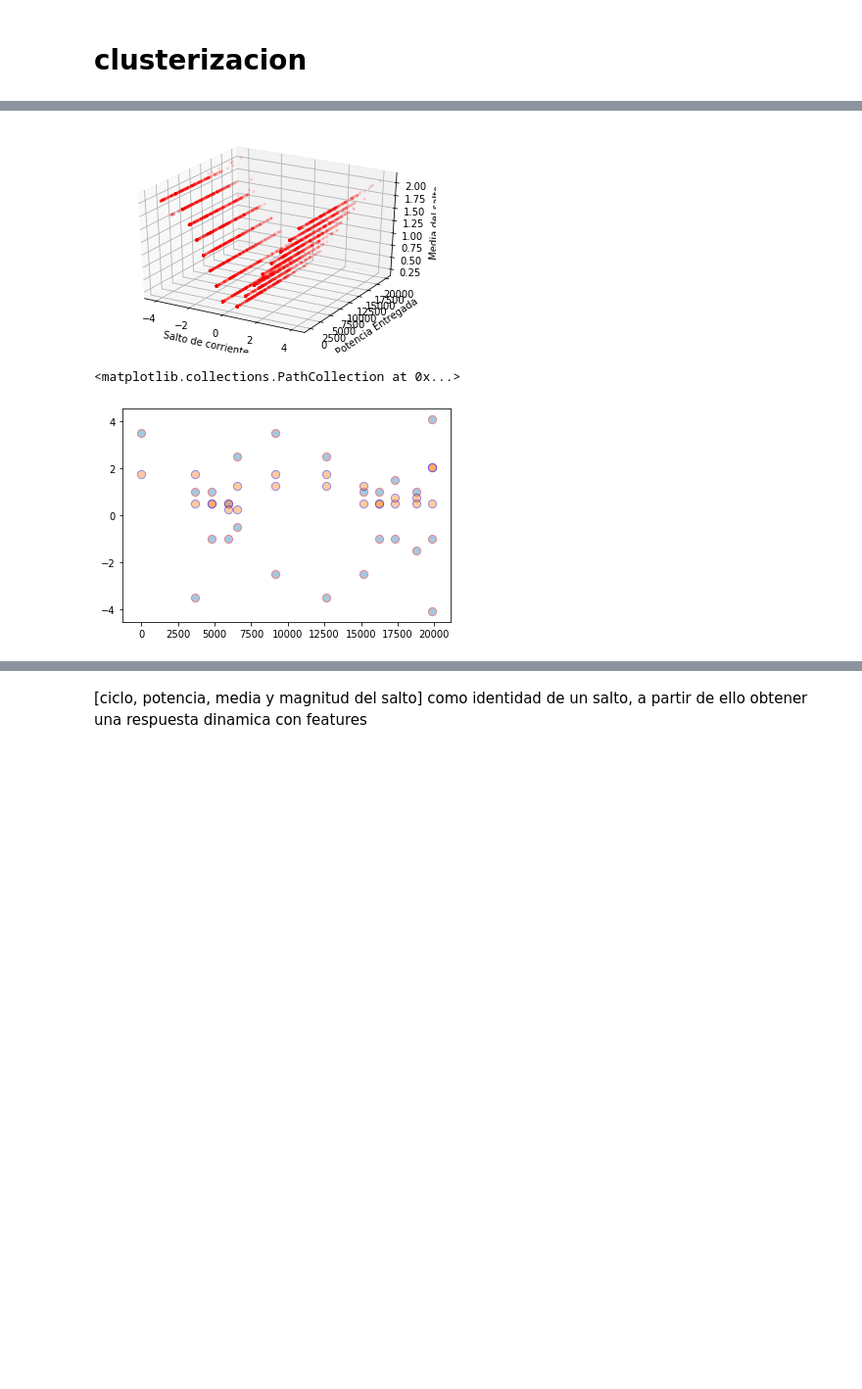
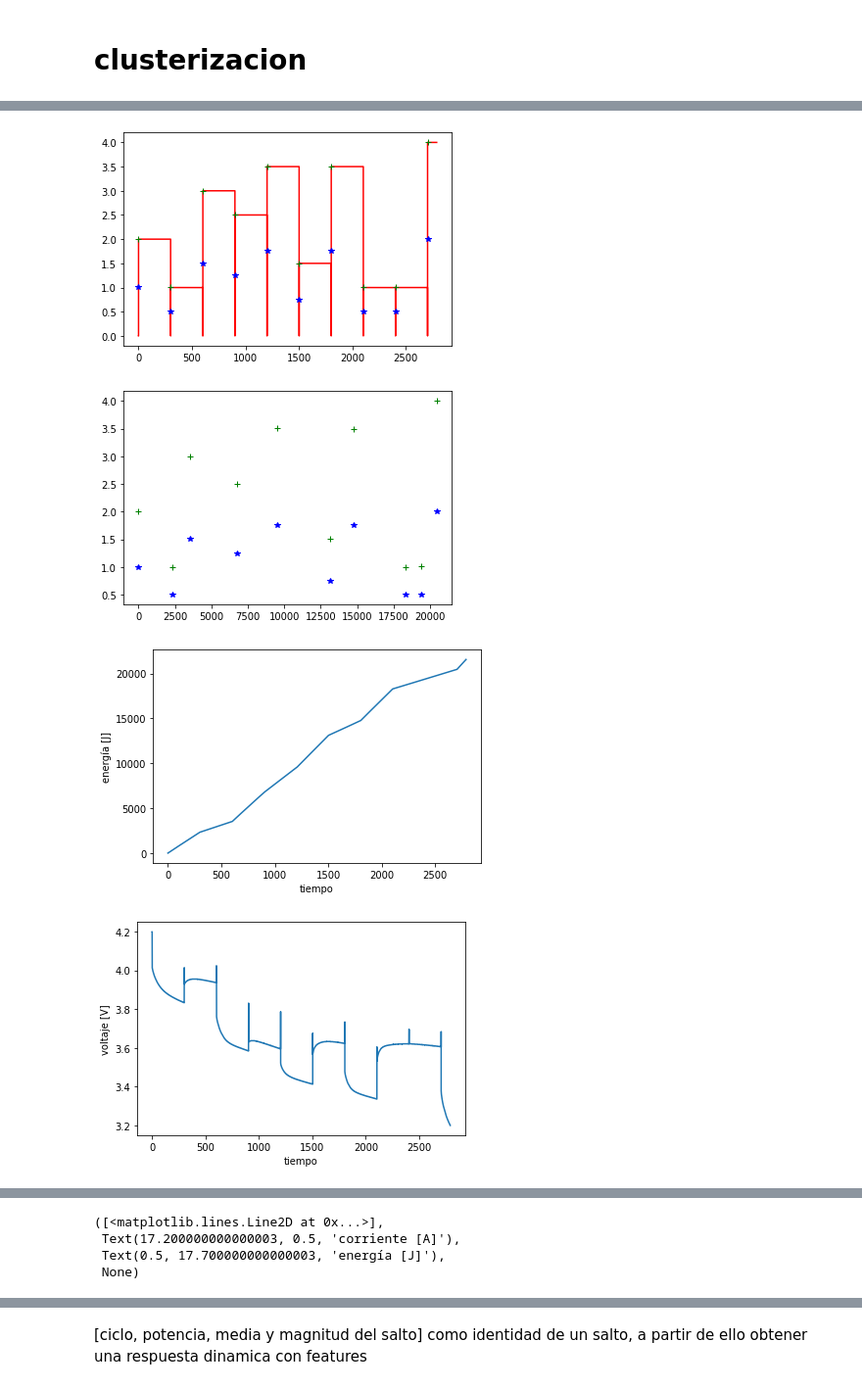
Before and after one commit to MartinVIllesca/Analisis_Baterias, a Jupyter notebook: notebooks/exploracion.ipynb, the cells around one changed output, grey strips where cells are left out. Shown at 98% size. Saved outputs shown, nothing was run; the diff lists cells and outputs as text; code cells hidden in the pictures; blank space fills up the shorter version.

```diff
--- a/notebooks/exploracion.ipynb
+++ b/notebooks/exploracion.ipynb
@@ -33,2 +44,25 @@ final:  12826
+# %%
+def guardar_serie_entre(serie, ti, deltaT, tamanno=0):
+    arr = []
+
+    fin = ti + deltaT
+    if fin > len(serie): fin = len(serie) - 1
+    ej = serie[ti]
+    i = 0
+    epsilon = 0.1
+
+
+    if tamanno != 0: i = fin - tamanno
+    else:
+        for idx in range(40):
+            if serie[ti - idx] > ej:
+                ej = serie[ti - idx]
+                i = idx
+            elif serie[ti - idx] < ej - epsilon: break
+        i = ti - i
+
+    if i < 0: return np.array(serie[:fin])
+
+    return np.array(serie[i : fin])
 # %%
 # creacion de vectores de diferencia de consumo de corriente
@@ -99,24 +162,21 @@ plt.plot(pot[2], c[2]), plt.show()
-# %%
-fig = plt.figure()
-ax = fig.add_subplot(111, projection='3d')
-
-for idx in t.keys():
-    if idx == 0: continue
-    if idx == 481: continue
-    ax.scatter(dif_c[idx], pot_real[idx], centro_real_c[idx], marker='.', color='r', alpha=0.1)
-#     plt.scatter(pot_real[idx], dif_c[idx], label='diferencia', s=68, edgecolors='r', alpha=0.4)
-#     plt.scatter(pot_real[idx], centro_real_c[idx], label='centro', s=68, edgecolors='b', alpha=0.4)
-
-ax.set_xlabel('Salto de corriente')
-ax.set_ylabel('Potencia Entregada')
-ax.set_zlabel('Media del salto')
-
-plt.show()
-# %% [output]
-[figure, removed]
-# %%
-plt.scatter(pot_real[2], dif_c[2], label='diferencia', s=68, edgecolors='r', alpha=0.4)
-plt.scatter(pot_real[2], centro_real_c[2], label='centro', s=68, edgecolors='b', alpha=0.4)
-# %% [output]
-<matplotlib.collections.PathCollection at 0x...>
-[figure, removed]
+# %%
+
+plt.plot(tiempo[2], c[2], color='r')
+plt.plot(t_salto[2], dif_salto_c[2], '+g')
+plt.plot(t_salto[2], centro_salto_c[2], '*b'), plt.show()
+
+plt.plot(pot_salto[2], dif_salto_c[2], '+g')
+plt.plot(pot_salto[2], centro_salto_c[2], '*b'), plt.show()
+
+plt.plot(tiempo[2], pot[2]), plt.ylabel('energía [J]'), plt.xlabel('tiempo'), plt.show()
+plt.plot(tiempo[2], v[2]), plt.ylabel('voltaje [V]'), plt.xlabel('tiempo'), plt.show()
+plt.plot(tiempo[2], c[2]), plt.ylabel('corriente [A]'), plt.xlabel('tiempo'), plt.show()
+
+plt.plot(pot[2], pot[2]), plt.show()
+plt.plot(pot[2], v[2]), plt.ylabel('voltaje [V]'), plt.xlabel('energía [J]'), plt.show()
+plt.plot(pot[2], c[2]), plt.ylabel('corriente [A]'), plt.xlabel('energía [J]'), plt.show()
+# %% [output]
+[figure, added]
+[figure, added]
+[figure, added]
+[figure, added]
@@ -122,0 +187,4 @@ plt.scatter(pot_real[2], centro_real_c[2], label='centro', s=68, edgecolors='b',
+([<matplotlib.lines.Line2D at 0x...>],
+ Text(17.200000000000003, 0.5, 'corriente [A]'),
+ Text(0.5, 17.700000000000003, 'energía [J]'),
+ None)
```
Also changed, not shown: parts of 23 cells of this notebook, 5 other files.
